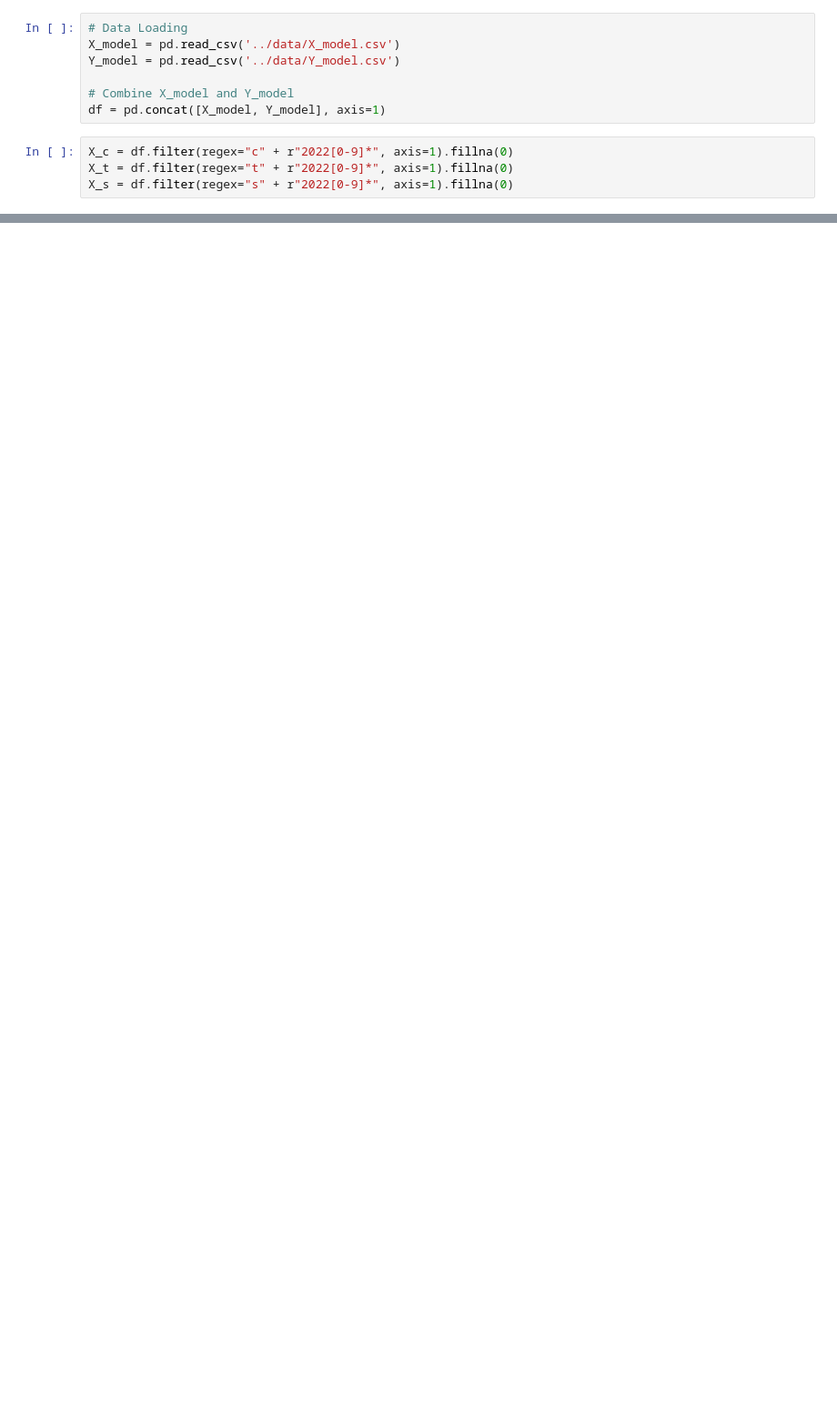
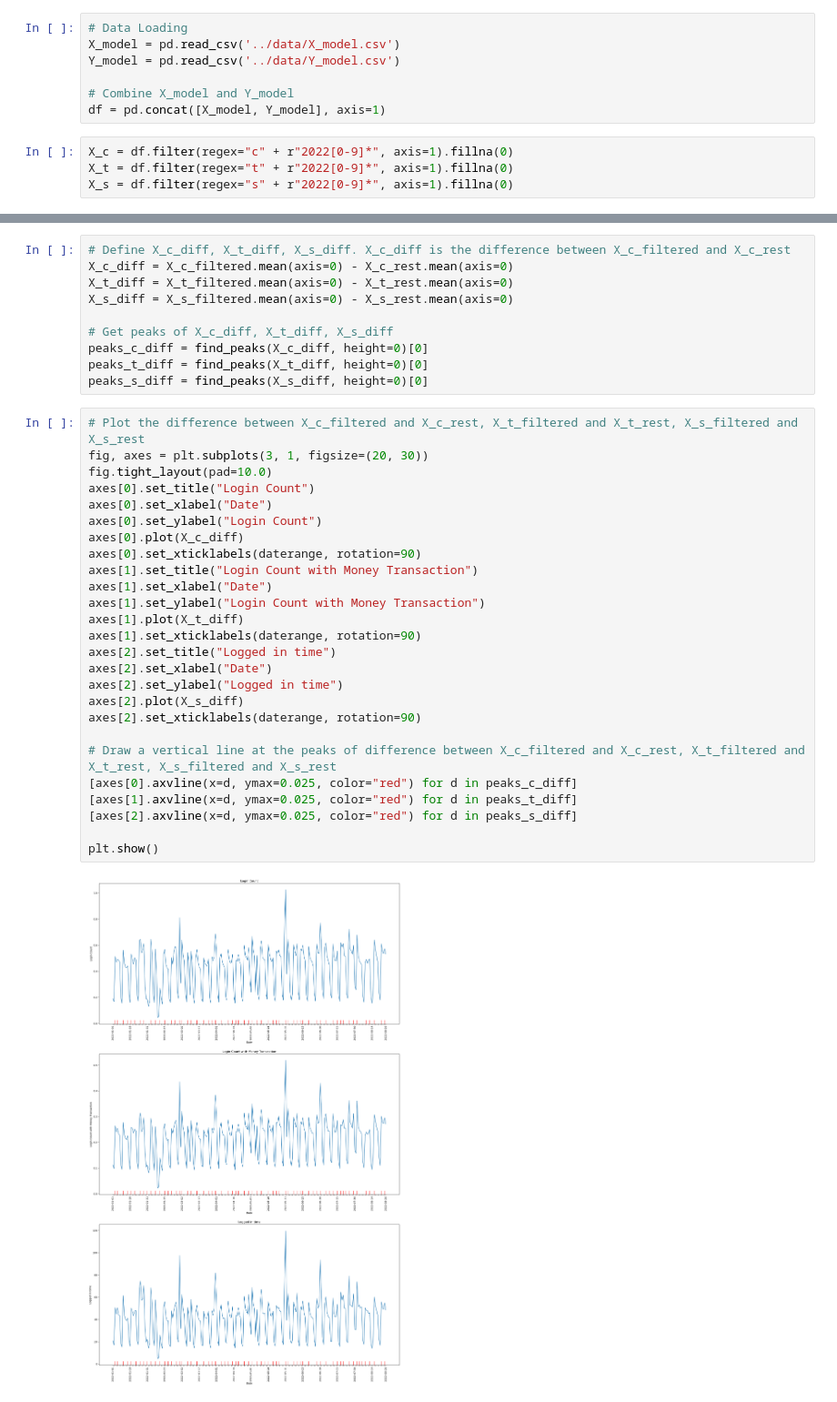
Before and after one commit to 01Joseph-Hwang10/data-science-contest-2022, a Jupyter notebook: models/eda.ipynb, the cells around one changed output, grey strips where cells are left out. Shown at 91% size. Drawn from its saved outputs; the diff is of its cells as text; blank space fills up the shorter version.

```diff
--- a/models/eda.ipynb
+++ b/models/eda.ipynb
@@ -38,0 +279,38 @@ plt.show()
+# %%
+# Define X_c_diff, X_t_diff, X_s_diff. X_c_diff is the difference between X_c_filtered and X_c_rest
+X_c_diff = X_c_filtered.mean(axis=0) - X_c_rest.mean(axis=0)
+X_t_diff = X_t_filtered.mean(axis=0) - X_t_rest.mean(axis=0)
+X_s_diff = X_s_filtered.mean(axis=0) - X_s_rest.mean(axis=0)
+
+# Get peaks of X_c_diff, X_t_diff, X_s_diff
+peaks_c_diff = find_peaks(X_c_diff, height=0)[0]
+peaks_t_diff = find_peaks(X_t_diff, height=0)[0]
+peaks_s_diff = find_peaks(X_s_diff, height=0)[0]
+# %%
+# Plot the difference between X_c_filtered and X_c_rest, X_t_filtered and X_t_rest, X_s_filtered and X_s_rest
+fig, axes = plt.subplots(3, 1, figsize=(20, 30))
+fig.tight_layout(pad=10.0)
+axes[0].set_title("Login Count")
+axes[0].set_xlabel("Date")
+axes[0].set_ylabel("Login Count")
+axes[0].plot(X_c_diff)
+axes[0].set_xticklabels(daterange, rotation=90)
+axes[1].set_title("Login Count with Money Transaction")
+axes[1].set_xlabel("Date")
+axes[1].set_ylabel("Login Count with Money Transaction")
+axes[1].plot(X_t_diff)
+axes[1].set_xticklabels(daterange, rotation=90)
+axes[2].set_title("Logged in time")
+axes[2].set_xlabel("Date")
+axes[2].set_ylabel("Logged in time")
+axes[2].plot(X_s_diff)
+axes[2].set_xticklabels(daterange, rotation=90)
+
+# Draw a vertical line at the peaks of difference between X_c_filtered and X_c_rest, X_t_filtered and X_t_rest, X_s_filtered and X_s_rest
+[axes[0].axvline(x=d, ymax=0.025, color="red") for d in peaks_c_diff]
+[axes[1].axvline(x=d, ymax=0.025, color="red") for d in peaks_t_diff]
+[axes[2].axvline(x=d, ymax=0.025, color="red") for d in peaks_s_diff]
+
+plt.show()
+# %% [output]
+[figure, added]
```
Also changed, not shown: parts of 20 cells of this notebook, 2 other files.
